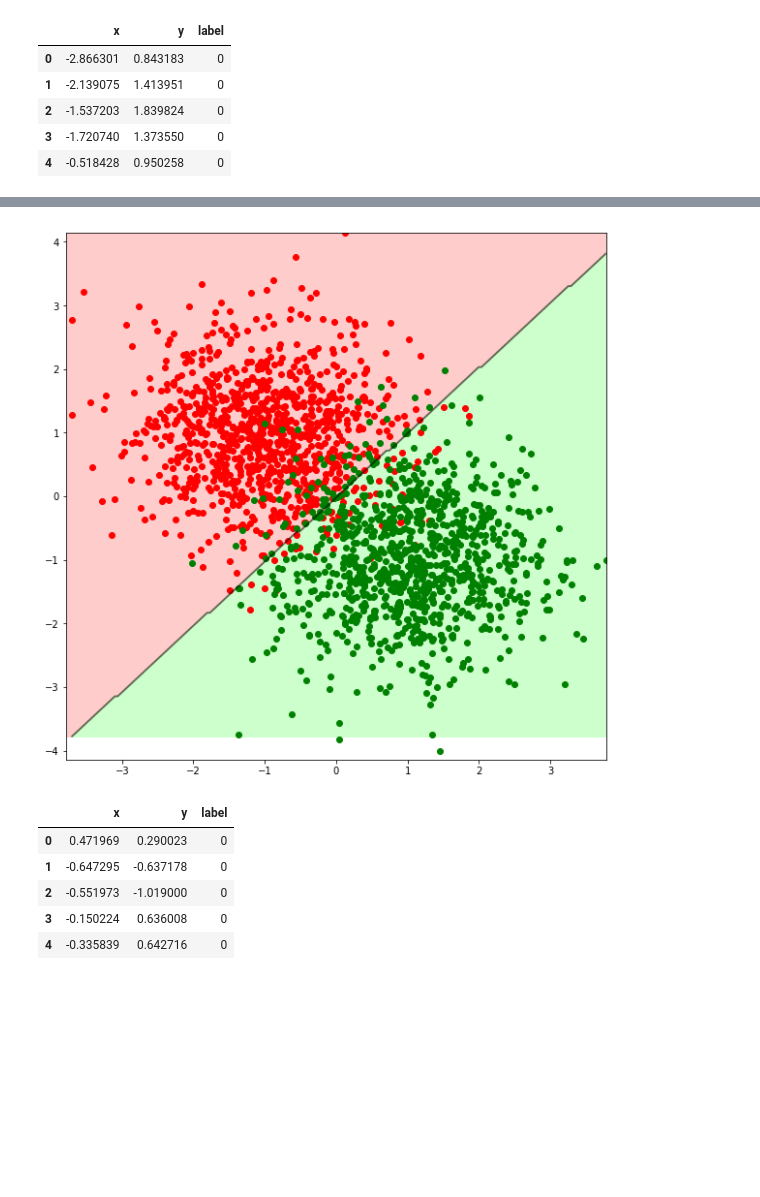
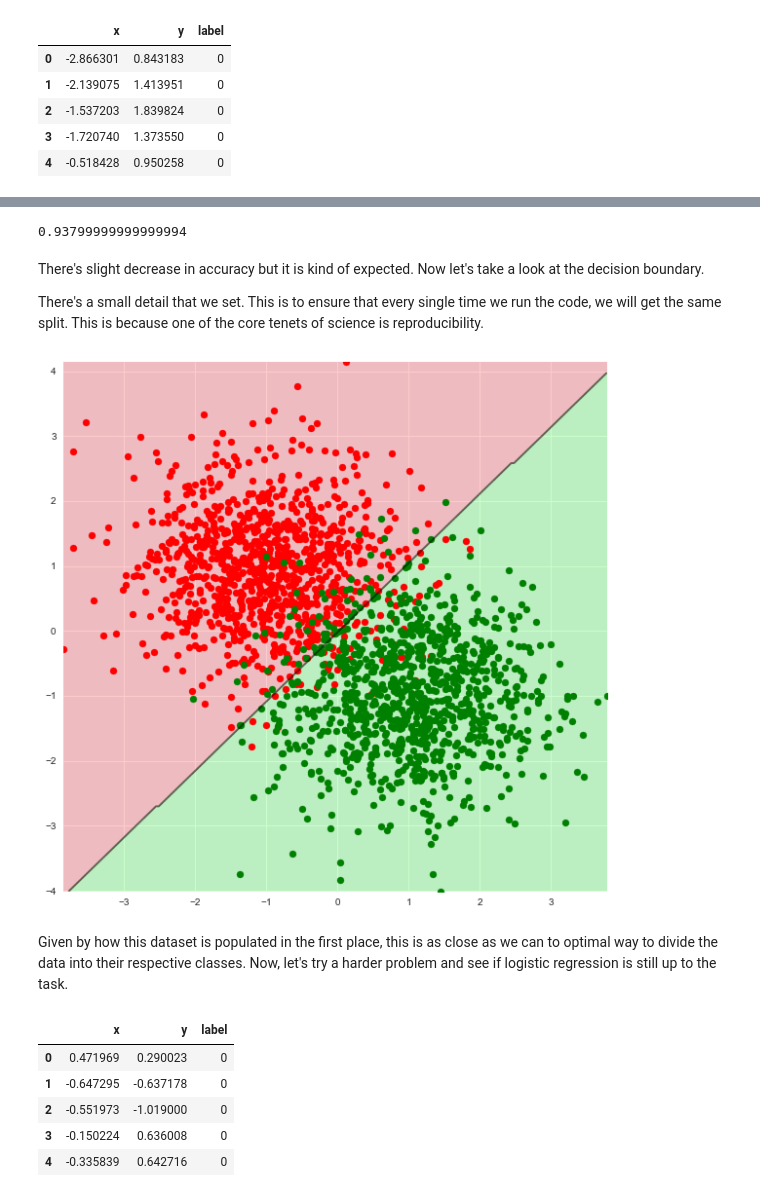
Before and after one commit to mitbal/sidu, a Jupyter notebook: sepatukemah/S2 - Classification.ipynb, the cells around one changed output, grey strips where cells are left out. Drawn from its saved outputs; the diff is of its cells as text; code cells hidden in the pictures; blank space fills up the shorter version.

```diff
--- a/sepatukemah/S2 - Classification.ipynb
+++ b/sepatukemah/S2 - Classification.ipynb
@@ -65,5 +74,17 @@ accuracy_score(easy['label'], prediction)
 # Next, let's properly evaluate the performance, by splitting the dataset into training and testing
 from sklearn.model_selection import train_test_split
 
-X_train, X_test, y_train, y_test = train_test_split(easy[['x', 'y']], easy['label'])
+X_train, X_test, y_train, y_test = train_test_split(easy[['x', 'y']], easy['label'], random_state=43)
+
+logreg = LogisticRegression()
+logreg.fit(X_train, y_train)
+
+prediction = logreg.predict(X_test)
+accuracy_score(y_test, prediction)
+# %% [output]
+0.93799999999999994
+# %% [markdown]
+There's slight decrease in accuracy but it is kind of expected. Now let's take a look at the decision boundary.
+
+There's a small detail that we set. This is to ensure that every single time we run the code, we will get the same split. This is because one of the core tenets of science is reproducibility.
 # %%
@@ -93,5 +114,0 @@ def decision_boundary(model, df):
-# %%
-# Let's take a look at the decision boundary
-decision_boundary(logreg, easy)
-# %% [output]
-[figure, removed]
@@ -100 +115,9 @@ decision_boundary(logreg, easy)
+# %%
+fig, ax = plt.subplots(figsize=(10, 10))
+
+decision_boundary(logreg, easy, ax)
+# %% [output]
+[figure, added]
+# %% [markdown]
+Given by how this dataset is populated in the first place, this is as close as we can to optimal way to divide the data into their respective classes. Now, let's try a harder problem and see if logistic regression is still up to the task.
 # %%
```
Also changed, not shown: parts of 40 cells of this notebook.
